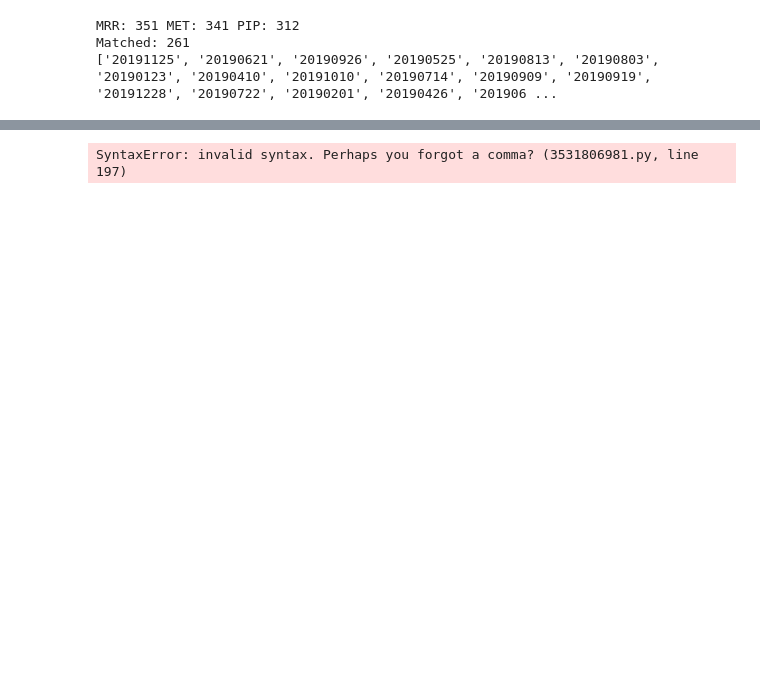
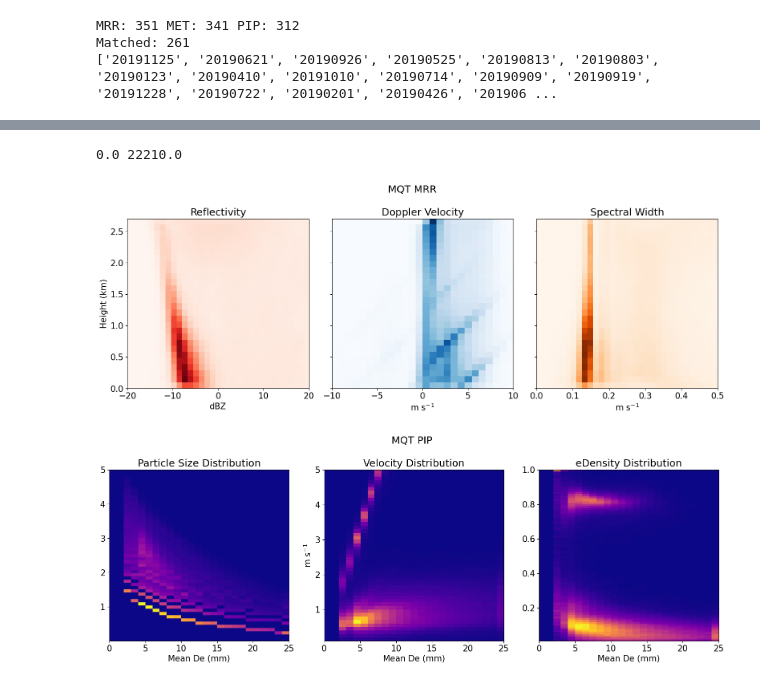
Before and after one commit to frasertheking/pip_processing, a Jupyter notebook: notebooks/quicklooks.ipynb, the cells around one changed output, grey strips where cells are left out. Drawn from its saved outputs; the diff is of its cells as text; code cells hidden in the pictures; blank space fills up the shorter version.

```diff
--- a/notebooks/quicklooks.ipynb
+++ b/notebooks/quicklooks.ipynb
@@ -317,7 +340,7 @@ def create_hists_for_site(site):
     fig, axes = plt.subplots(1, 3, figsize=(16,6), sharey=True)
     fig.suptitle(site + ' MRR')
     axes[0].set_title("Reflectivity")
-    axes[0].imshow(ze_hist, origin='lower', cmap='Reds', aspect='auto', norm=LogNorm(vmin=0.001, vmax=25000), extent=[ze_yedges[0], ze_yedges[-1], ze_xedges[0], ze_xedges[-1]])
+    axes[0].imshow(ze_hist, origin='lower', cmap='Reds', aspect='auto',extent=[ze_yedges[0], ze_yedges[-1], ze_xedges[0], ze_xedges[-1]])
     axes[0].invert_yaxis()
     axes[0].set_xlim((-20, 20))
     formatter = ticker.FuncFormatter(lambda y, pos: f'{y/10:.1f}')
@@ -327,12 +350,12 @@ def create_hists_for_site(site):
     axes[0].set_xlabel("dBZ")
     axes[0].set_ylabel("Height (km)")
     axes[1].set_title("Doppler Velocity")
-    axes[1].imshow(dv_hist, origin='lower', cmap='Blues', aspect='auto', norm=LogNorm(vmin=0.001, vmax=25000),  extent=[dv_yedges[0], dv_yedges[-1], dv_xedges[0], dv_xedges[-1]])
+    axes[1].imshow(dv_hist, origin='lower', cmap='Blues', aspect='auto', extent=[dv_yedges[0], dv_yedges[-1], dv_xedges[0], dv_xedges[-1]])
     axes[1].invert_yaxis()
     axes[1].set_xlabel("m s$^{-1}$")
     axes[1].set_xlim((-10, 10))
     axes[2].set_title("Spectral Width")
-    axes[2].imshow(sw_hist, origin='lower', cmap='Oranges', aspect='auto', norm=LogNorm(vmin=0.001, vmax=25000), extent=[sw_yedges[0], sw_yedges[-1], sw_xedges[0], sw_xedges[-1]])
+    axes[2].imshow(sw_hist, origin='lower', cmap='Oranges', aspect='auto', extent=[sw_yedges[0], sw_yedges[-1], sw_xedges[0], sw_xedges[-1]])
     axes[2].invert_yaxis()
     axes[2].set_xlabel("m s$^{-1}$")
     axes[2].set_xlim((0, 0.5))
@@ -340,13 +363,21 @@ def create_hists_for_site(site):
     plt.savefig('../images/' + site + '_mrr.png')
 
     # PIP
+    ###########################################################################################################################################################
+    ###########################################################################################################################################################
+
+    bin_DSD = np.linspace(.001,5,54)
+    bin_VVD = np.arange(0.1,5.1,0.1)
+    bin_eden = np.arange(0.01,1.01,0.01)
+    bin_D = np.arange(0,26,1)
+
     dsd_x = np.asarray(dsd_ds).flatten()
     dsd_y = np.asarray(dsd_height_ds).flatten()
     dsd_x[dsd_x<=0] = np.nan
     mask = ~np.isnan(dsd_x)
     dsd_x = dsd_x[mask]
     dsd_y = dsd_y[mask]
-    dsd_hist, dsd_xedges, dsd_yedges = np.histogram2d(dsd_y, dsd_x, bins=[128, 128])
+    dsd_hist, dsd_xedges, dsd_yedges = np.histogram2d(dsd_y, np.ma.log10(dsd_x), (bin_D, bin_DSD))
 
     vvd_x = np.asarray(vvd_ds).flatten()
     vvd_y = np.asarray(vvd_height_ds).flatten()
@@ -354,49 +385,52 @@ def create_hists_for_site(site):
     mask = ~np.isnan(vvd_x)
     vvd_x = vvd_x[mask]
     vvd_y = vvd_y[mask]
-    vvd_hist, vvd_xedges, vvd_yedges = np.histogram2d(vvd_y, vvd_x, bins=[128, 128])
+    vvd_hist, vvd_xedges, vvd_yedges = np.histogram2d(vvd_y, vvd_x, (bin_D, bin_VVD))
 
     rho_x = np.asarray(rho_ds).flatten()
     rho_y = np.asarray(rho_height_ds).flatten()
     rho_x[rho_x<=0] = np.nan
     mask = ~np.isnan(rho_x)
     rho_x = rho_x[mask]
     rho_y = rho_y[mask]
-    rho_hist, rho_xedges, rho_yedges = np.histogram2d(rho_y, rho_x, bins=[128, 128])
+    rho_hist, rho_xedges, rho_yedges = np.histogram2d(rho_y, rho_x, (bin_D, bin_eden))
 
     fig, axes = plt.subplots(1, 3, figsize=(16,6), sharey=False)
     fig.suptitle(site + ' PIP')
     axes[0].set_title("Particle Size Distribution")
-    axes[0].imshow(dsd_hist.T, origin='lower', cmap='viridis', aspect='auto', norm=LogNorm(vmin=0.001, vmax=25000), extent=[dsd_xedges[0], dsd_xedges[-1], dsd_yedges[0], dsd_yedges[-1]])
+#     axes[0].pcolormesh(bin_D, bin_DSD, dsd_hist.T, cmap='viridis', shading='auto')
+    axes[0].imshow(dsd_hist.T, origin='lower', cmap='plasma', aspect='auto', extent=[dsd_xedges[0], dsd_xedges[-1], dsd_yedges[0], dsd_yedges[-1]])
     axes[0].set_xlabel("Mean De (mm)")
-    axes[0].set_xlim((0, 50))
+#     axes[0].set_xlim((0, 50))
     bin_centers = ds_pip.bin_centers.values
     ticks_idx = np.linspace(0, 49, 6, dtype=int)
-    axes[0].set_xticks(ticks_idx)
-    axes[0].set_xticklabels(bin_centers[ticks_idx])
-    axes[0].set_ylabel('m$^{−3}$ mm$^{−1}$')
-    axes[0].set_yscale('log')
+#     axes[0].set_xticks(ticks_idx)
+#     axes[0].set_xticklabels(bin_centers[ticks_idx])
+#     axes[0].set_ylabel('m$^{−3}$ mm$^{−1}$')
+#     axes[0].set_yscale('log')
 #     axes[0].set_ylim((0, 1000))
     axes[1].set_title("Velocity Distribution")
-    axes[1].imshow(vvd_hist.T, origin='lower', cmap='Purples', aspect='auto', norm=LogNorm(vmin=0.001, vmax=25000)  extent=[vvd_xedges[0], vvd_xedges[-1], vvd_yedges[0], vvd_yedges[-1]])
+    axes[1].imshow(vvd_hist.T, origin='lower', cmap='plasma', aspect='auto',  extent=[vvd_xedges[0], vvd_xedges[-1], vvd_yedges[0], vvd_yedges[-1]])
     axes[1].set_ylabel("m s$^{−1}$")
     axes[1].set_xlabel("Mean De (mm)")
     axes[1].set_yscale('linear')
-    axes[1].set_xlim((0, 50))
-    axes[1].set_xticks(ticks_idx)
-    axes[1].set_xticklabels(bin_centers[ticks_idx])
+#     axes[1].set_xlim((0, 50))
+#     axes[1].set_xticks(ticks_idx)
+#     axes[1].set_xticklabels(bin_centers[ticks_idx])
     axes[2].set_title("eDensity Distribution")
-    axes[2].imshow(rho_hist.T, origin='lower', cmap='Greens', aspect='auto', norm=LogNorm(vmin=0.001, vmax=25000) extent=[rho_xedges[0], rho_xedges[-1], rho_yedges[0], rho_yedges[-1]])
+    axes[2].imshow(rho_hist.T, origin='lower', cmap='plasma', aspect='auto', extent=[rho_xedges[0], rho_xedges[-1], rho_yedges[0], rho_yedges[-1]])
     axes[2].set_xlabel("g cm$^{-3}$")
     axes[2].set_xlabel("Mean De (mm)")
-    axes[2].set_xlim((0, 50))
-    axes[2].set_xticks(ticks_idx)
-    axes[2].set_xticklabels(bin_centers[ticks_idx])
+#     axes[2].set_xlim((0, 50))
+#     axes[2].set_xticks(ticks_idx)
+#     axes[2].set_xticklabels(bin_centers[ticks_idx])
     axes[2].set_yscale('linear')
     plt.tight_layout()
     plt.savefig('../images/' + site + '_pip.png')
 
 create_hists_for_site('MQT')
 # create_precip_plots('MQT')
 # %% [output]
-SyntaxError: invalid syntax. Perhaps you forgot a comma? (3531806981.py, line 197)
+0.0 22210.0
+[figure, added]
+[figure, added]
```
Also changed, not shown: parts of 4 cells of this notebook.
